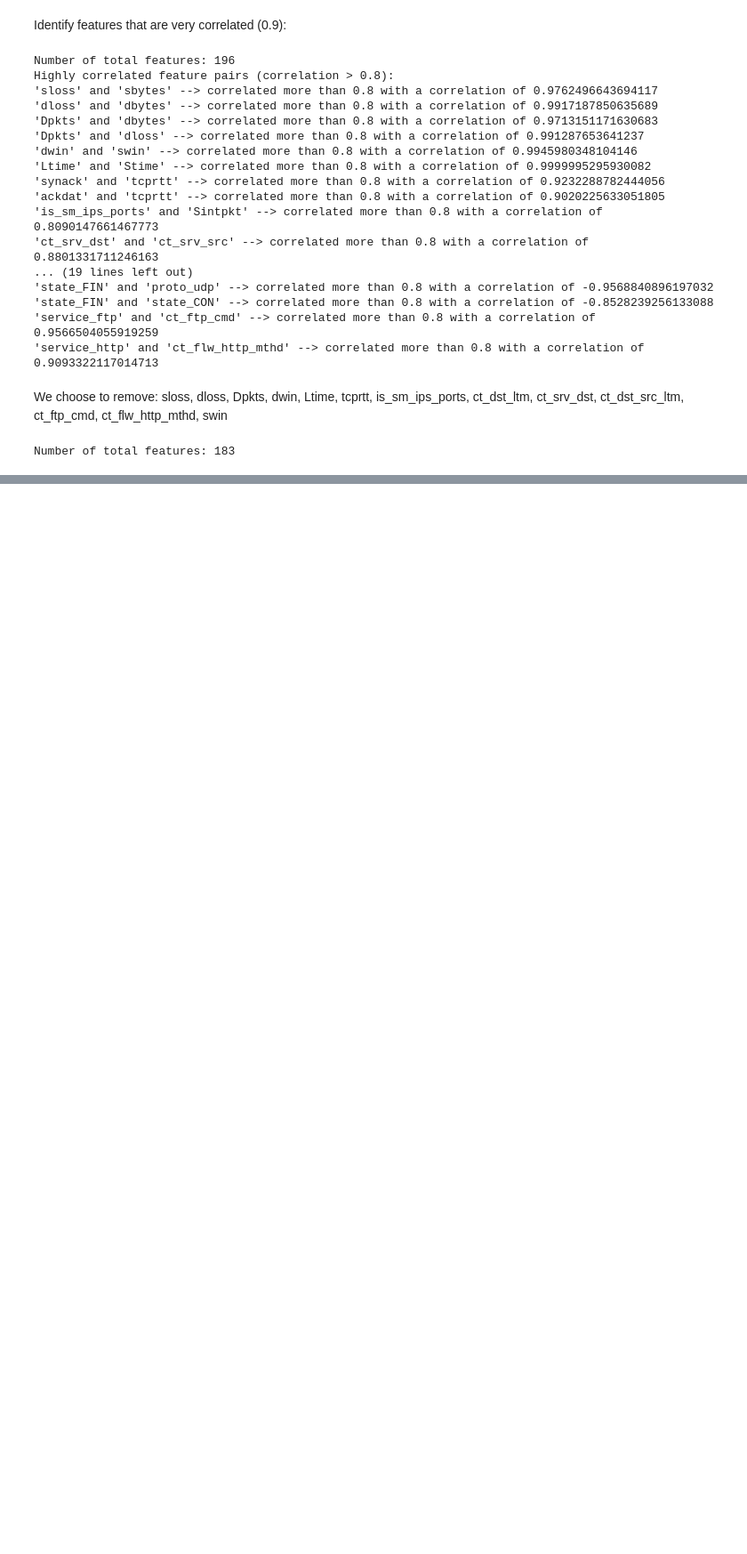
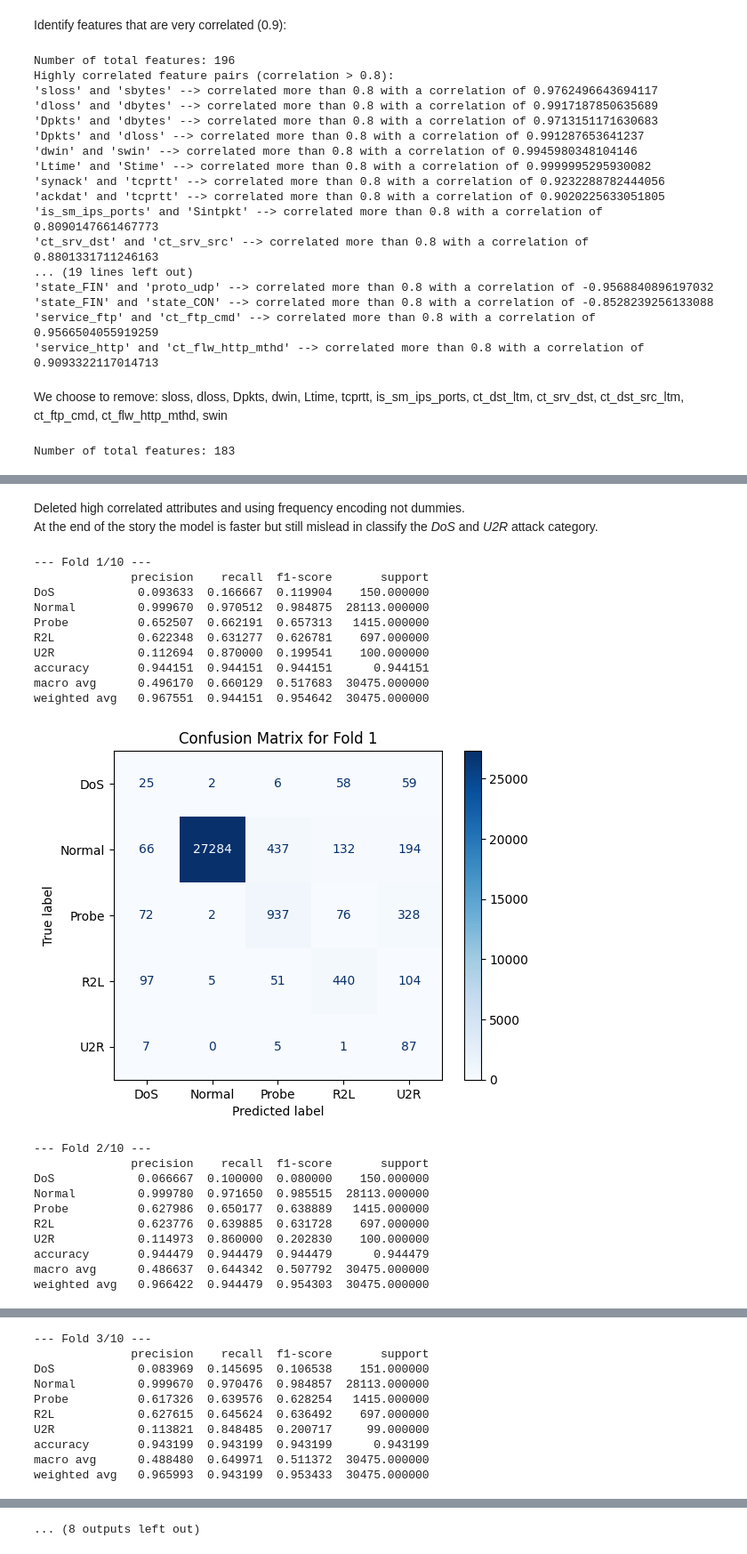
Before and after one commit to Mugna46/AI_project, a Jupyter notebook: AI.ipynb, the cells around one changed output, grey strips where cells are left out. Shown at 89% size. Saved outputs shown, nothing was run; the diff lists cells and outputs as text; code cells hidden in the pictures; blank space fills up the shorter version.

```diff
--- a/AI.ipynb
+++ b/AI.ipynb
@@ -1383,0 +1363,68 @@ KeyboardInterrupt:
+# %% [markdown]
+Deleted high correlated attributes and using frequency encoding not dummies.
+At the end of the story the model is faster but still mislead in classify the *DoS* and *U2R* attack category.
+# %%
+fold_results = []
+for fold, (train_idx, test_idx) in enumerate(skf.split(train_x_deleted_logistic_frequency, train_Y)):
+    print(f"\n--- Fold {fold + 1}/{n_splits} ---")
+
+    X_train_raw, X_test_raw = train_x_deleted_logistic_frequency.iloc[train_idx], train_x_deleted_logistic_frequency.iloc[test_idx]
+    y_train, y_test = train_Y.iloc[train_idx], train_Y.iloc[test_idx]
+
+    # Undersample only the training set
+    sampling_strategy = {"Normal": 100000}
+    under_sampler = RandomUnderSampler(sampling_strategy=sampling_strategy, random_state=42)
+    X_train_under, y_train_under = under_sampler.fit_resample(X_train_raw, y_train)
+
+    # SMOTE the other parts
+    smote = SMOTE(random_state=42)
+    X_train_balanced, y_train_balanced = smote.fit_resample(X_train_under, y_train_under)
+
+    scaler = StandardScaler()
+    X_train_scaled = scaler.fit_transform(X_train_balanced)
+    X_test_scaled = scaler.transform(X_test_raw)
+
+    clf.fit(X_train_scaled, y_train_balanced)
+
+    y_pred = clf.predict(X_test_scaled)
+    acc = accuracy_score(y_test, y_pred)
+    report = classification_report(y_test, y_pred, output_dict=True)
+    cm = confusion_matrix(y_test, y_pred)
+
+    fold_results.append({
+        'Fold': fold + 1,
+        'Accuracy': acc,
+        'Precision (weighted)': report['weighted avg']['precision'],
+        'Recall (weighted)': report['weighted avg']['recall'],
+        'F1-Score (weighted)': report['weighted avg']['f1-score'],
+        'Confusion Matrix': cm
+    })
+
+    print(pd.DataFrame(report).T)
+
+    disp = ConfusionMatrixDisplay(confusion_matrix=cm, display_labels=clf.classes_)
+    disp.plot(cmap='Blues')
+    plt.title(f"Confusion Matrix for Fold {fold + 1}")
+    plt.show()
+# %% [output]
+--- Fold 1/10 ---
+              precision    recall  f1-score       support
+DoS            0.093633  0.166667  0.119904    150.000000
+Normal         0.999670  0.970512  0.984875  28113.000000
+Probe          0.652507  0.662191  0.657313   1415.000000
+R2L            0.622348  0.631277  0.626781    697.000000
+U2R            0.112694  0.870000  0.199541    100.000000
+accuracy       0.944151  0.944151  0.944151      0.944151
+macro avg      0.496170  0.660129  0.517683  30475.000000
+weighted avg   0.967551  0.944151  0.954642  30475.000000
+[figure, added]
+--- Fold 2/10 ---
+              precision    recall  f1-score       support
+DoS            0.066667  0.100000  0.080000    150.000000
+Normal         0.999780  0.971650  0.985515  28113.000000
+Probe          0.627986  0.650177  0.638889   1415.000000
+R2L            0.623776  0.639885  0.631728    697.000000
+U2R            0.114973  0.860000  0.202830    100.000000
+accuracy       0.944479  0.944479  0.944479      0.944479
+macro avg      0.486637  0.644342  0.507792  30475.000000
+weighted avg   0.966422  0.944479  0.954303  30475.000000
@@ -1383,0 +1432,10 @@ KeyboardInterrupt:
+--- Fold 3/10 ---
+              precision    recall  f1-score       support
+DoS            0.083969  0.145695  0.106538    151.000000
+Normal         0.999670  0.970476  0.984857  28113.000000
+Probe          0.617326  0.639576  0.628254   1415.000000
+R2L            0.627615  0.645624  0.636492    697.000000
+U2R            0.113821  0.848485  0.200717     99.000000
+accuracy       0.943199  0.943199  0.943199      0.943199
+macro avg      0.488480  0.649971  0.511372  30475.000000
+weighted avg   0.965993  0.943199  0.953433  30475.000000
@@ -1384,2 +1476,3 @@ KeyboardInterrupt:
+... (8 outputs left out)
 # %% [markdown]
 ## Random Forest
```
Also changed, not shown: parts of 18 cells of this notebook.
